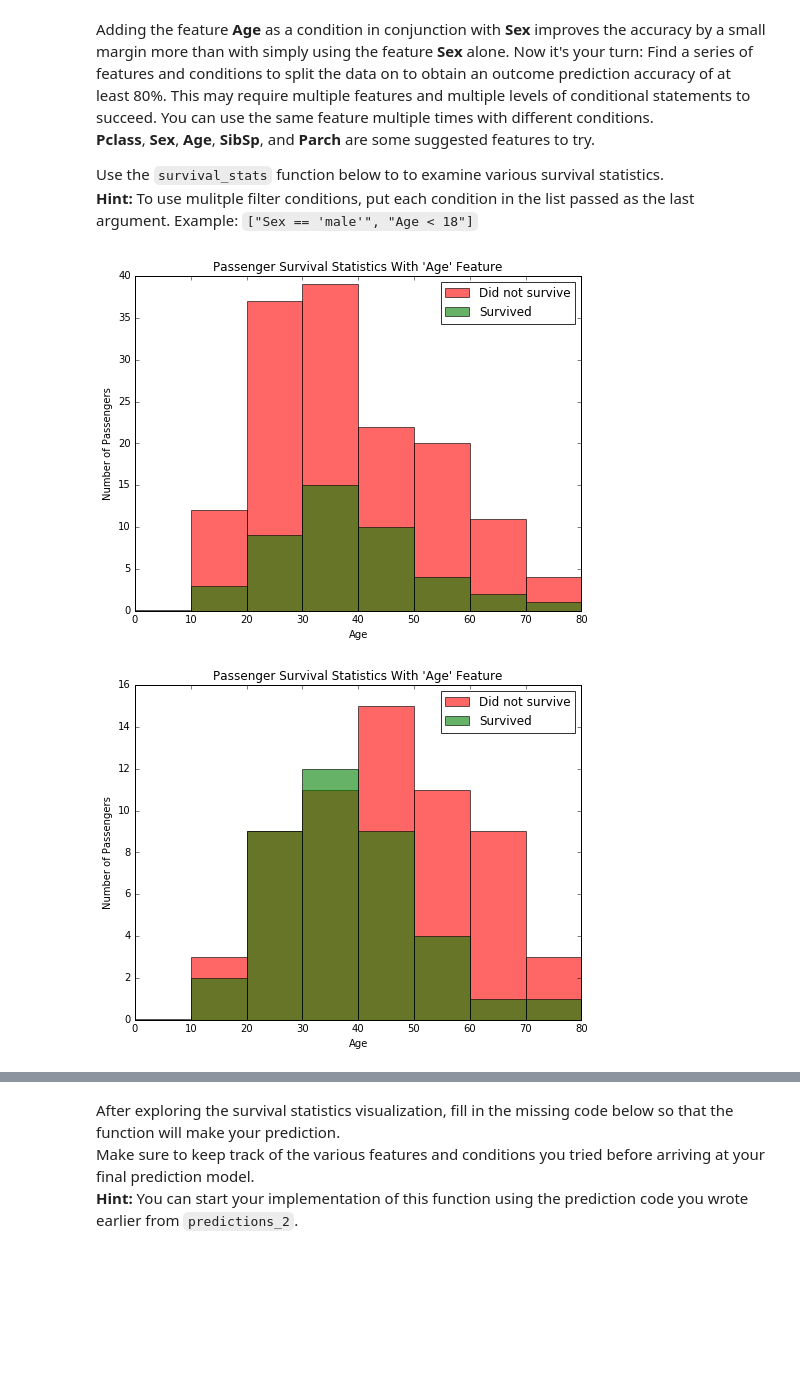
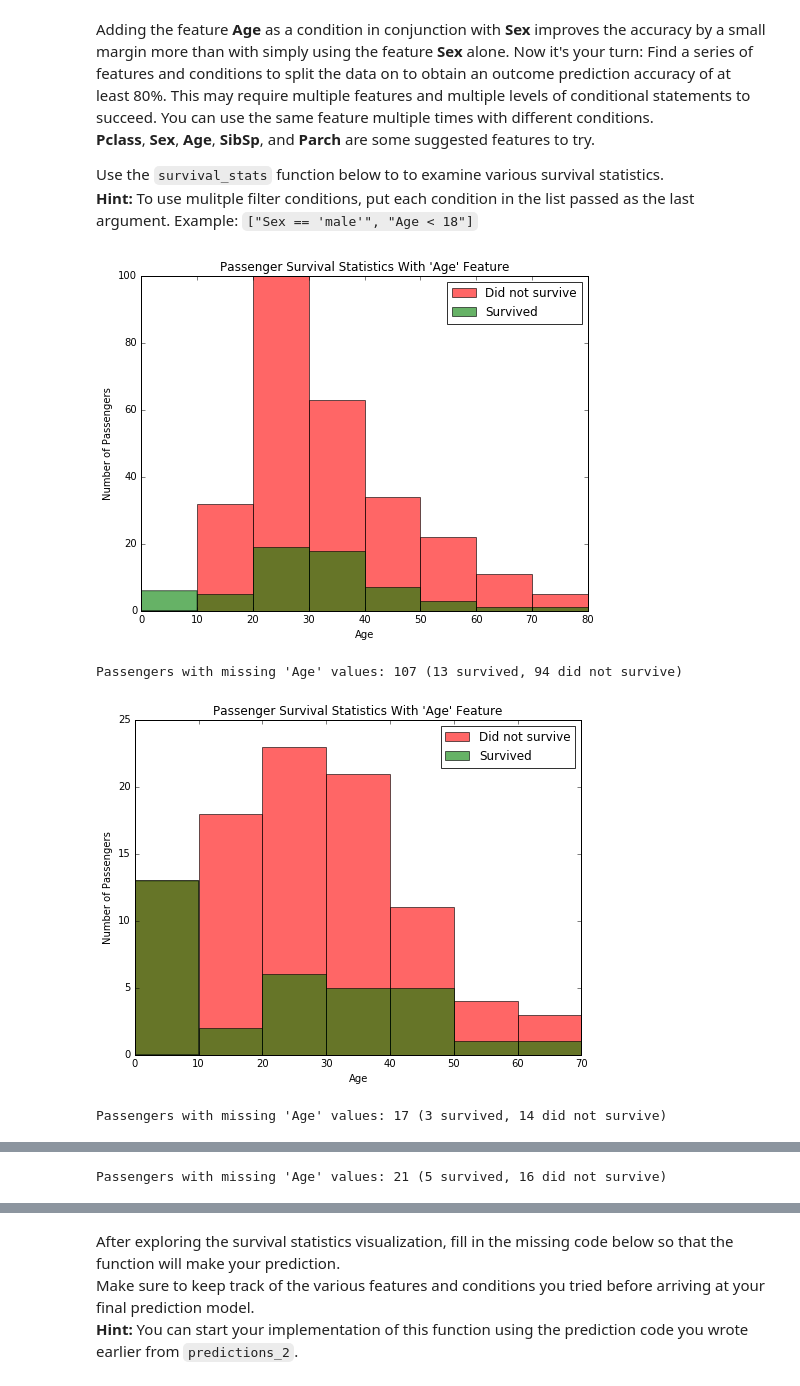
Before and after one commit to enlighter/learnML, a Jupyter notebook: mini-projects/p0:titanic survival exploration/Titanic_Survival_Exploration.ipynb, the cells around one changed output, grey strips where cells are left out. Cells and saved outputs as stored; diff of their text form; code cells hidden in the pictures; blank space fills up the shorter version.

```diff
--- a/mini-projects/p0:titanic survival exploration/Titanic_Survival_Exploration.ipynb
+++ b/mini-projects/p0:titanic survival exploration/Titanic_Survival_Exploration.ipynb
@@ -212,8 +212,12 @@ Adding the feature **Age** as a condition in conjunction with **Sex** improves t
 Use the `survival_stats` function below to to examine various survival statistics.
 **Hint:** To use mulitple filter conditions, put each condition in the list passed as the last argument. Example: `["Sex == 'male'", "Age < 18"]`
 # %%
-survival_stats(data, outcomes, 'Age', ["Sex == 'female'", "Pclass <= 3"])
-survival_stats(data, outcomes, 'Age', ["Sex == 'female'", "Pclass <= 2"])
+survival_stats(data, outcomes, 'Age', ["Sex == 'male'", "Pclass <= 3", "SibSp == 0"])
+survival_stats(data, outcomes, 'Age', ["Sex == 'male'", "Pclass <= 3", "SibSp > 0"])
+survival_stats(data, outcomes, 'Age', ["Sex == 'male'", "Pclass < 2", "SibSp == 0"])
+survival_stats(data, outcomes, 'Age', ["Sex == 'male'", "Pclass < 2", "SibSp > 0"])
 # %% [output]
-[figure, old version]
+[figure, new version]
+Passengers with missing 'Age' values: 107 (13 survived, 94 did not survive)
-[figure, old version]
+[figure, new version]
+Passengers with missing 'Age' values: 17 (3 survived, 14 did not survive)
@@ -219,0 +225 @@ survival_stats(data, outcomes, 'Age', ["Sex == 'female'", "Pclass <= 2"])
+Passengers with missing 'Age' values: 21 (5 survived, 16 did not survive)
```
Also changed, not shown: parts of 3 cells of this notebook, 4 other files.
